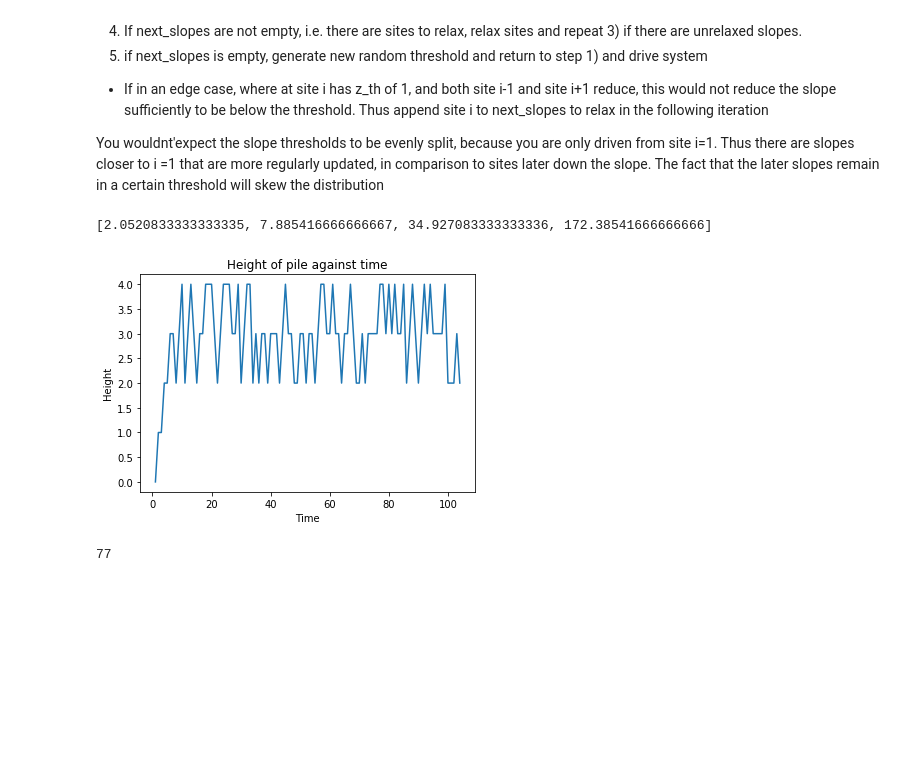
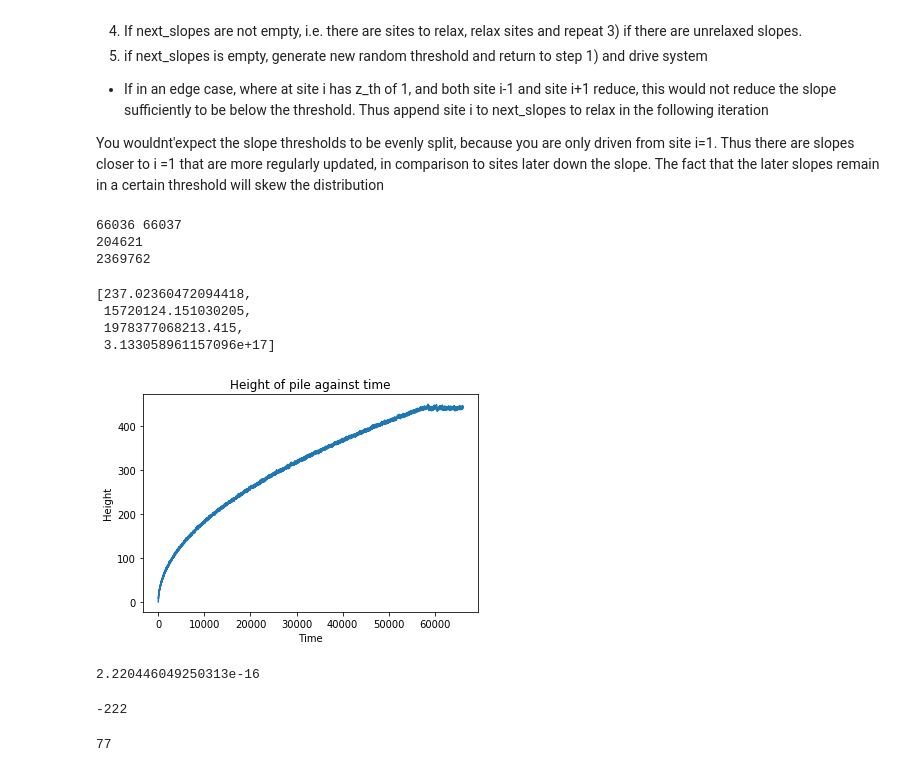
Before and after one commit to shaunfg/Complexity-Networks, a Jupyter notebook: Complexity_Project.ipynb, the cells around one changed output. Drawn from its saved outputs; the diff is of its cells as text; code cells hidden in the pictures; blank space fills up the shorter version.

```diff
--- a/Complexity_Project.ipynb
+++ b/Complexity_Project.ipynb
@@ -166,11 +166,12 @@ class Oslo:
         self.z = z
 
         self.times = np.arange(1,len(self.delta_heights)+1,1)
+#         print(self.times)
         return final_heights, z, np.mean(z_avg_steady), self.configurations
 
     def get_heights(self,plot = True):
         heights = np.cumsum(self.delta_heights)
-        time = self.times
+        time = self.times.copy()
         if plot == True:
             plt.xlabel("Time")
             plt.ylabel("Height")
@@ -208,53 +209,70 @@ class Oslo:
 
         Returns a list of normalised probabilities form height = 0
         """
-
+        # Takes value after crossover
         sums = [sum(x) for x in self.configurations]
-        df = pd.DataFrame({"Configurations": self.configurations,"Heights":sums})
+        df = pd.DataFrame({"Configurations": self.configurations[self.cross_over_time +1:],"Heights":sums[self.cross_over_time +1:]})
         count_heights =pd.DataFrame(df["Heights"].value_counts().sort_index().reset_index())
         count_heights.columns = ["height","count"]
 
         heights = count_heights["height"].to_list()
 
         counts = np.array(count_heights["count"].to_list())
         N_observed = len(df) # Number of all configurations observed
         probs = counts/N_observed
 #         print(count_heights)
 
         return [heights,probs]
 
-    def get_avalanche(self):
-        return self.avalanches
+    def get_avalanches_crossed(self):
+        avalanches_crossed = self.avalanches.copy()[self.cross_over_time +1:]
+        return avalanches_crossed
 
     def get_k_moment(self,k = [1,2,3,4]):
-        times_crossed = self.times[self.cross_over_time:]
-        # Shift so T starts at zero
-        times_crossed -= self.cross_over_time
+        print(len(self.avalanches),len(self.times))
+        avalanches_crossed = self.avalanches.copy()[self.cross_over_time +1 :]
+#         print(avalanches_crossed)
+        print(max(np.array(avalanches_crossed)))
+        print(sum(np.array(avalanches_crossed)))
 
-        avalanches_crossed = self.avalanches[self.cross_over_time:]
-        avg_s = [sum(np.array(avalanches_crossed)**k)/ times_crossed[-1] for k in k]
+        # Must use np.float64 to account for overflow error
+        avg_s = [sum(np.array(np.float64(avalanches_crossed))**k)/len(avalanches_crossed) for k in k]
         return avg_s
 
     def _plot_bar(z,title = "Oslo Model"):
         heights = np.cumsum(z[::-1])[::-1] #indexing to reverse list
         plt.figure(figsize= (8,5))
         plt.bar(np.arange(1,len(z)+1,1),heights)
         plt.title(title)
         plt.ylabel("Heights")
         plt.xlabel("sites")
 
-check = Oslo(2)
-a,b,c,configs = check.run(N_recurrents = 100)
+check = Oslo(256)
+a,b,c,configs = check.run(N_recurrents = 10000)
 a,b = check.get_heights()
 check.get_heights_attractor()
 check.get_probability_heights()
-check.get_avalanche()
+# check.get_avalanches_crossed()
 check.get_k_moment()
 # check.get_std_heights()
 # check.get_cross_over_times()
 # %% [output]
-[2.0520833333333335, 7.885416666666667, 34.927083333333336, 172.38541666666666]
+66036 66037
+204621
+2369762
+[237.02360472094418,
+ 15720124.151030205,
+ 1978377068213.415,
+ 3.133058961157096e+17]
-[figure, old version]
+[figure, new version]
+# %%
+print(np.finfo(float).eps)
+# %% [output]
+2.220446049250313e-16
+# %%
+len(check.get_avalanches_crossed()) - len(check.avalanches)
+# %% [output]
+-222
 # %%
 check.get_cross_over_times()
 # %% [output]
```
Also changed, not shown: parts of 13 cells of this notebook, 1 other file.
